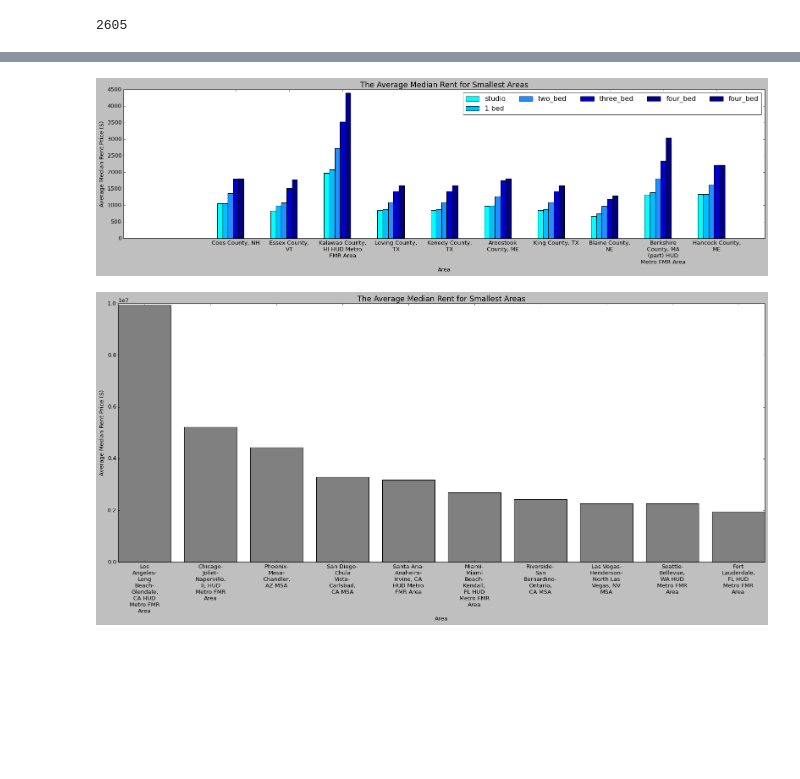
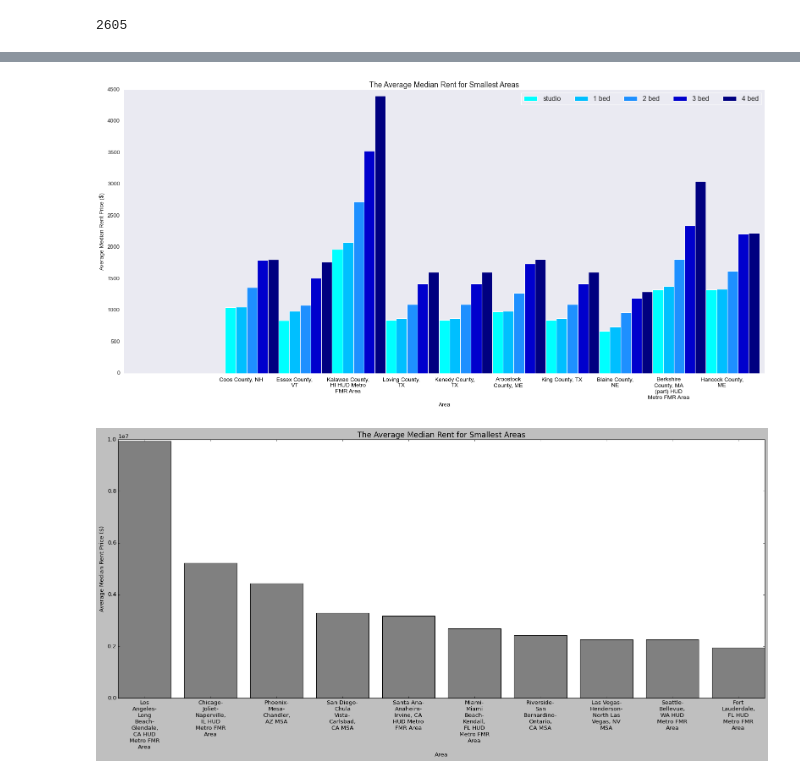
Before and after one commit to Lotus259/MalaysiaHFinal.github.io, a Jupyter notebook: MATPHY231 FinalNotebook/Final_Notebook_Malaysia.ipynb, the cells around one changed output, grey strips where cells are left out. Cells and saved outputs as stored; diff of their text form; code cells hidden in the pictures; blank space fills up the shorter version.

```diff
--- a/MATPHY231 FinalNotebook/Final_Notebook_Malaysia.ipynb
+++ b/MATPHY231 FinalNotebook/Final_Notebook_Malaysia.ipynb
@@ -216,20 +216,14 @@ def wrap_labels(ax, width, break_long_words=False):
                       break_long_words=break_long_words))
     ax.set_xticklabels(labels, rotation=0)
 # %%
-#index = np.arange(5)
-#bar_width = 0.45
-
-#plt.bar(index - bar_width, area_pop_26_max['hud_areaname'], area_pop_26_min['studio'], width=bar_width, color='crimson', label='large population')
-
-#plt.bar(index, area_pop_26_max['hud_areaname'] , area_pop_26_min['one_bed'], width=bar_width, color='crimson', label='large population')
 
 colors = ['deeppink', 'crimson', 'tomato', 'red', 'darkred',
           'cyan', 'deepskyblue', 'dodgerblue', 'mediumblue', 'navy']
 
-fig, ax = plt.subplots(figsize=(20, 6))
+fig, ax = plt.subplots(figsize=(20, 10))
 
 index = np.arange(10)
-bar_width = 0.1
+bar_width = 0.2
 
 r1 = ax.bar(index - (2*bar_width), area_pop_26_max['studio'],
        width = bar_width, color = colors[0], label = 'studio')
@@ -238,22 +232,23 @@ r2 = ax.bar(index - bar_width, area_pop_26_max['one_bed'],
        width = bar_width, color = colors[1], label = '1 bed')
 
 r3 = ax.bar(index, area_pop_26_max['two_bed'],
-       width = bar_width, color = colors[2], label = 'two_bed')
+       width = bar_width, color = colors[2], label = '2 bed')
 
 r4 = ax.bar(index + bar_width, area_pop_26_max['three_bed'],
-       width = bar_width, color = colors[3], label = 'three_bed')
+       width = bar_width, color = colors[3], label = '3 bed')
 
 r5 = ax.bar(index + (2*bar_width), area_pop_26_max['four_bed'],
-       width = bar_width, color = colors[4], label = 'four_bed')
+       width = bar_width, color = colors[4], label = '4 bed')
 
 
 plt.xticks(index + bar_width, area_pop_26_max['hud_areaname'],
-      color = 'black', wrap=True)
+      color = 'black')
+
 wrap_labels(ax, 15)
 
 ax.legend(loc='upper right',  ncol=5)
 
-plt.style.use('classic')
+sns.set_style("dark")
 
 plt.title('The Average Median Rent for Largest Areas', fontsize=16)
 plt.xlabel('Area', fontsize=12)
@@ -265,46 +260,44 @@ plt.show()
 # %%
 # Your visualization here
 
-fig, ax = plt.subplots(figsize=(20, 6))
+fig, ax = plt.subplots(figsize=(20, 10))
 
 index = np.arange(10)
-bar_width = 0.1
+bar_width = 0.2
 
-r1 = ax.bar(index - (2*bar_width), area_pop_26_min['studio'],
+r1 = ax.bar(area_pop_26_min.index, area_pop_26_min['studio'],
        width = bar_width, color = colors[5], label = 'studio')
 
-r2 = ax.bar(index - bar_width, area_pop_26_min['one_bed'],
+r2 = ax.bar(index + bar_width, area_pop_26_min['one_bed'],
        width = bar_width, color = colors[6], label = '1 bed')
 
-r3 = ax.bar(index, area_pop_26_min['two_bed'],
-       width = bar_width, color = colors[7], label = 'two_bed')
+r3 = ax.bar(index + (2*bar_width), area_pop_26_min['two_bed'],
+       width = bar_width, color = colors[7], label = '2 bed')
 
-r4 = ax.bar(index + bar_width, area_pop_26_min['three_bed'],
-       width = bar_width, color = colors[8], label = 'three_bed')
+r4 = ax.bar(index + (3*bar_width), area_pop_26_min['three_bed'],
+       width = bar_width, color = colors[8], label = '3 bed')
 
-r5 = ax.bar(index + (2*bar_width), area_pop_26_min['four_bed'],
-       width = bar_width, color = colors[9], label = 'four_bed')
+r5 = ax.bar(index + (4*bar_width), area_pop_26_min['four_bed'],
+       width = bar_width, color = colors[9], label = '4 bed')
 
-r6 = ax.bar(index + (2*bar_width), area_pop_26_min['four_bed'],
-       width = bar_width, color = colors[9], label = 'four_bed')
 
 
 plt.xticks(index + bar_width, area_pop_26_min['hud_areaname'],
       color = 'black', horizontalalignment = 'center')
 
 wrap_labels(ax, 15)
 
 ax.legend(loc='upper right',  ncol=5)
 
-plt.style.use('classic')
+sns.set_style("dark")
 
 plt.title('The Average Median Rent for Smallest Areas', fontsize=16)
 plt.xlabel('Area', fontsize=12)
 plt.ylabel('Average Median Rent Price ($)', fontsize=12)
 plt.tight_layout()
 plt.show()
 # %% [output]
-[figure, old version]
+[figure, new version]
 # %%
 fig, ax = plt.subplots(figsize=(20, 10))
 
```
Also changed, not shown: parts of 6 cells of this notebook.
